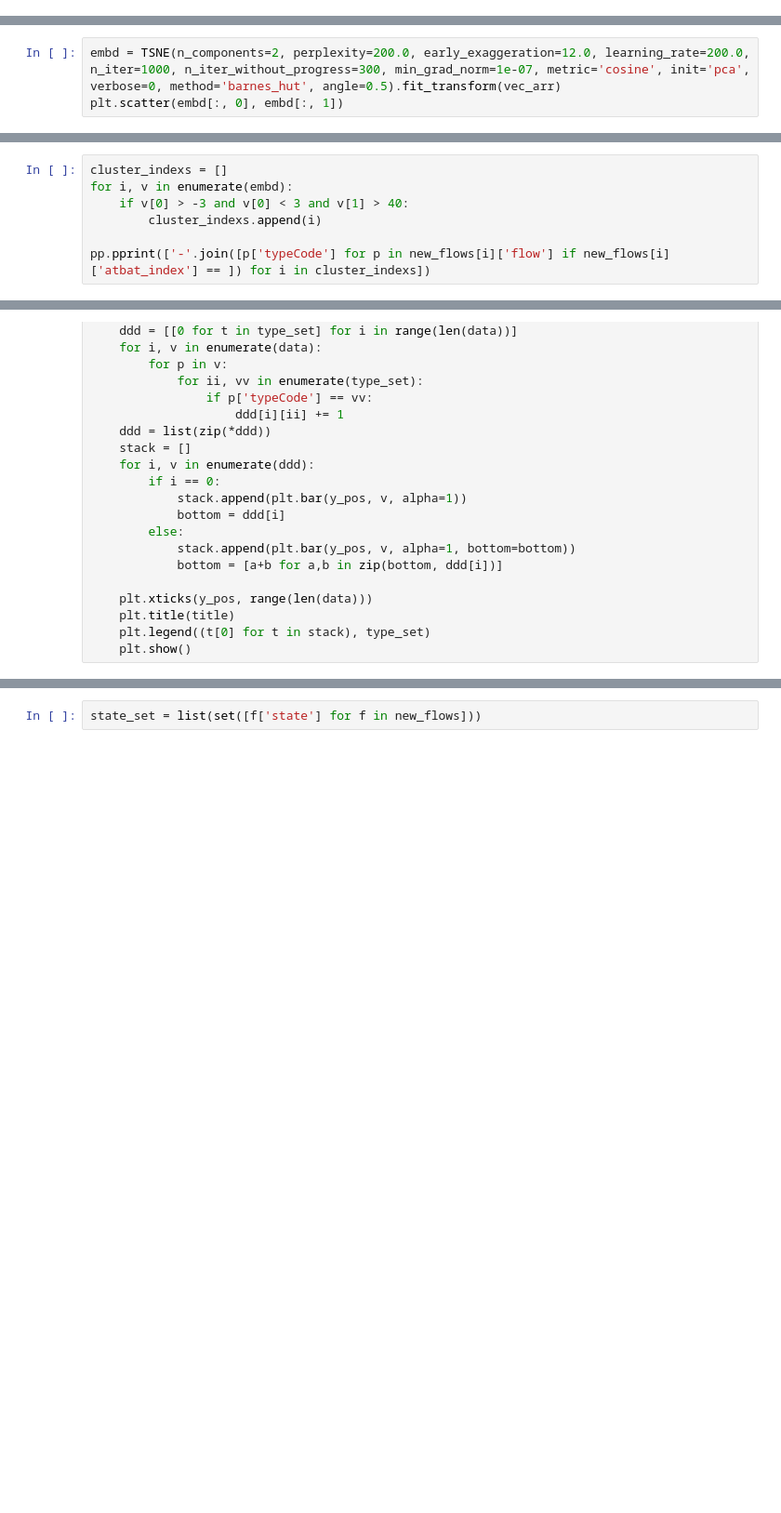
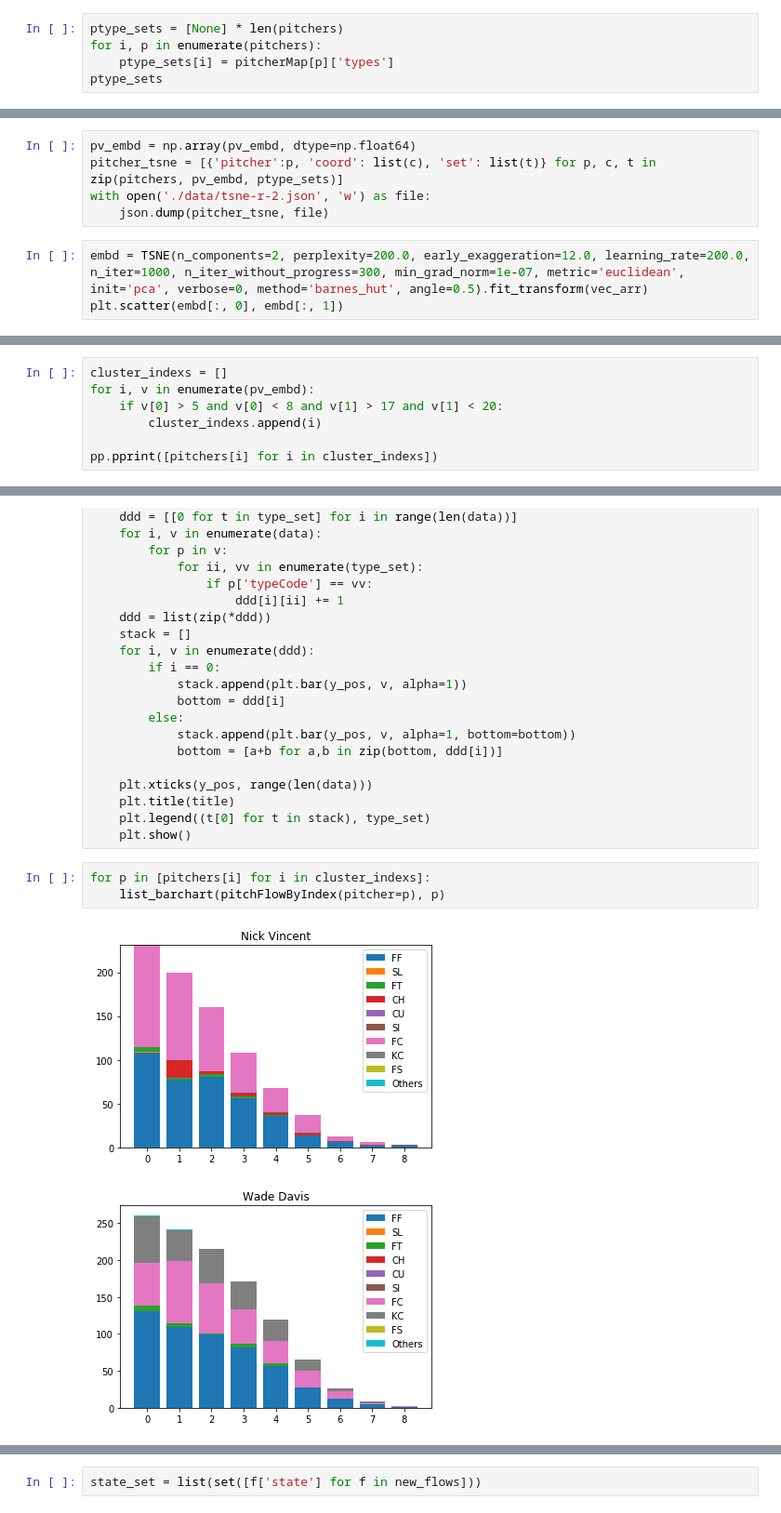
Before and after one commit to rootsofworld/mlb-pitcher-sequence, a Jupyter notebook: pitch_analysis.ipynb, the cells around one changed output, grey strips where cells are left out. Shown: that part at 93% size. Drawn from its saved outputs; the diff is of its cells as text; blank space fills up the shorter version.

```diff
--- a/pitch_analysis.ipynb
+++ b/pitch_analysis.ipynb
@@ -360,0 +387,5 @@ vec_arr.shape
+# %%
+ptype_sets = [None] * len(pitchers)
+for i, p in enumerate(pitchers):
+    ptype_sets[i] = pitcherMap[p]['types']
+ptype_sets
@@ -361,5 +410,10 @@ vec_arr.shape
+# %%
+pv_embd = np.array(pv_embd, dtype=np.float64)
+pitcher_tsne = [{'pitcher':p, 'coord': list(c), 'set': list(t)} for p, c, t in zip(pitchers, pv_embd, ptype_sets)]
+with open('./data/tsne-r-2.json', 'w') as file:
+    json.dump(pitcher_tsne, file)
 # %%
-embd = TSNE(n_components=2, perplexity=200.0, early_exaggeration=12.0, learning_rate=200.0, n_iter=1000, n_iter_without_progress=300, min_grad_norm=1e-07, metric='cosine', init='pca', verbose=0, method='barnes_hut', angle=0.5).fit_transform(vec_arr)
+embd = TSNE(n_components=2, perplexity=200.0, early_exaggeration=12.0, learning_rate=200.0, n_iter=1000, n_iter_without_progress=300, min_grad_norm=1e-07, metric='euclidean', init='pca', verbose=0, method='barnes_hut', angle=0.5).fit_transform(vec_arr)
 plt.scatter(embd[:, 0], embd[:, 1])
 # %% [output]
 <matplotlib.collections.PathCollection at 0x...>
@@ -395,9 +449,9 @@ plt.show()
 ModuleNotFoundError: No module named '_bz2'
 # %%
 cluster_indexs = []
-for i, v in enumerate(embd):
-    if v[0] > -3 and v[0] < 3 and v[1] > 40:
+for i, v in enumerate(pv_embd):
+    if v[0] > 5 and v[0] < 8 and v[1] > 17 and v[1] < 20:
         cluster_indexs.append(i)
 
-pp.pprint(['-'.join([p['typeCode'] for p in new_flows[i]['flow'] if new_flows[i]['atbat_index'] == ]) for i in cluster_indexs])
+pp.pprint([pitchers[i] for i in cluster_indexs])
 # %% [output]
@@ -477,3 +510,9 @@ def list_barchart(data, title):
     plt.title(title)
     plt.legend((t[0] for t in stack), type_set)
     plt.show()
+# %%
+for p in [pitchers[i] for i in cluster_indexs]:
+    list_barchart(pitchFlowByIndex(pitcher=p), p)
+# %% [output]
+[figure, added]
+[figure, added]
```
Also changed, not shown: parts of 17 cells of this notebook, 7 other files.
